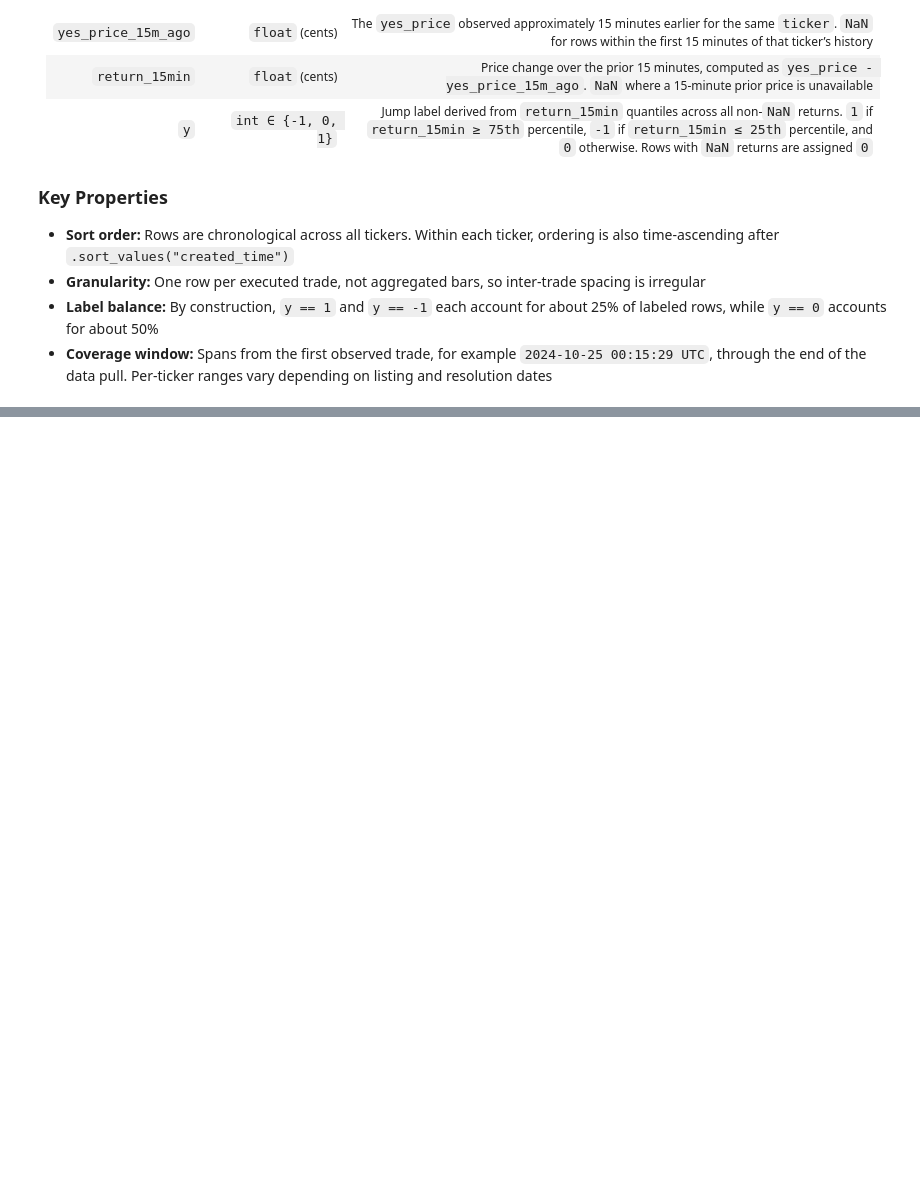
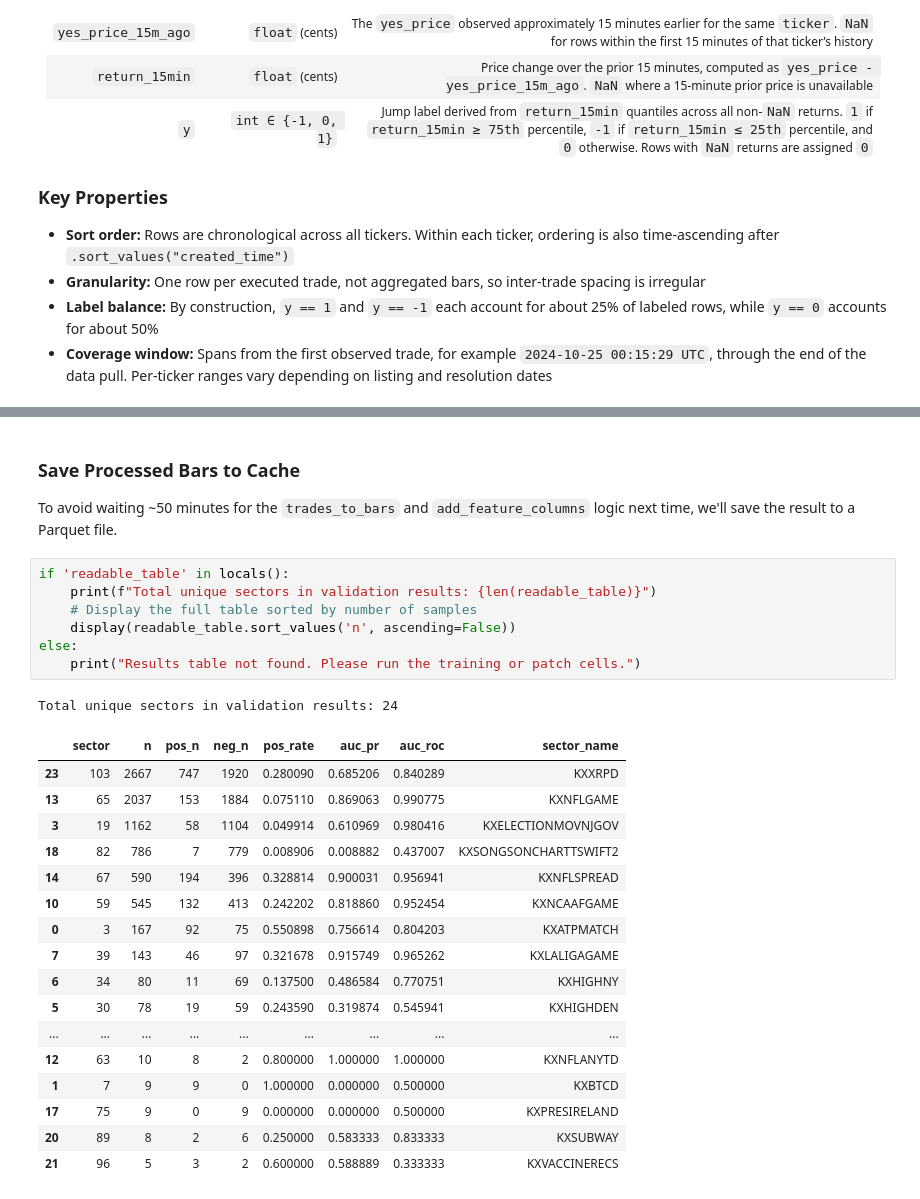
Before and after one commit to abprada/Kalshi-Project, a Jupyter notebook: notebooks/data.ipynb, the cells around one changed output, grey strips where cells are left out. Saved outputs shown, nothing was run; the diff lists cells and outputs as text; blank space fills up the shorter version.

```diff
--- a/notebooks/data.ipynb
+++ b/notebooks/data.ipynb
@@ -710,0 +1445,29 @@ A time-ordered record of individual trade executions on prediction-market contra
+# %% [markdown]
+### Save Processed Bars to Cache
+To avoid waiting ~50 minutes for the `trades_to_bars` and `add_feature_columns` logic next time, we'll save the result to a Parquet file.
+# %%
+if 'readable_table' in locals():
+    print(f"Total unique sectors in validation results: {len(readable_table)}")
+    # Display the full table sorted by number of samples
+    display(readable_table.sort_values('n', ascending=False))
+else:
+    print("Results table not found. Please run the training or patch cells.")
+# %% [output]
+Total unique sectors in validation results: 24
+|  | sector | n | pos_n | neg_n | pos_rate | auc_pr | auc_roc | sector_name |
+| 23 | 103 | 2667 | 747 | 1920 | 0.280090 | 0.685206 | 0.840289 | KXXRPD |
+| 13 | 65 | 2037 | 153 | 1884 | 0.075110 | 0.869063 | 0.990775 | KXNFLGAME |
+| 3 | 19 | 1162 | 58 | 1104 | 0.049914 | 0.610969 | 0.980416 | KXELECTIONMOVNJGOV |
+| 18 | 82 | 786 | 7 | 779 | 0.008906 | 0.008882 | 0.437007 | KXSONGSONCHARTTSWIFT2 |
+| 14 | 67 | 590 | 194 | 396 | 0.328814 | 0.900031 | 0.956941 | KXNFLSPREAD |
+| 10 | 59 | 545 | 132 | 413 | 0.242202 | 0.818860 | 0.952454 | KXNCAAFGAME |
+| 0 | 3 | 167 | 92 | 75 | 0.550898 | 0.756614 | 0.804203 | KXATPMATCH |
+| 7 | 39 | 143 | 46 | 97 | 0.321678 | 0.915749 | 0.965262 | KXLALIGAGAME |
+| 6 | 34 | 80 | 11 | 69 | 0.137500 | 0.486584 | 0.770751 | KXHIGHNY |
+| 5 | 30 | 78 | 19 | 59 | 0.243590 | 0.319874 | 0.545941 | KXHIGHDEN |
+| ... | ... | ... | ... | ... | ... | ... | ... | ... |
+| 12 | 63 | 10 | 8 | 2 | 0.800000 | 1.000000 | 1.000000 | KXNFLANYTD |
+| 1 | 7 | 9 | 9 | 0 | 1.000000 | 0.000000 | 0.500000 | KXBTCD |
+| 17 | 75 | 9 | 0 | 9 | 0.000000 | 0.000000 | 0.500000 | KXPRESIRELAND |
+| 20 | 89 | 8 | 2 | 6 | 0.250000 | 0.583333 | 0.833333 | KXSUBWAY |
+| 21 | 96 | 5 | 3 | 2 | 0.600000 | 0.588889 | 0.333333 | KXVACCINERECS |
```
Also changed, not shown: parts of 30 cells of this notebook.
